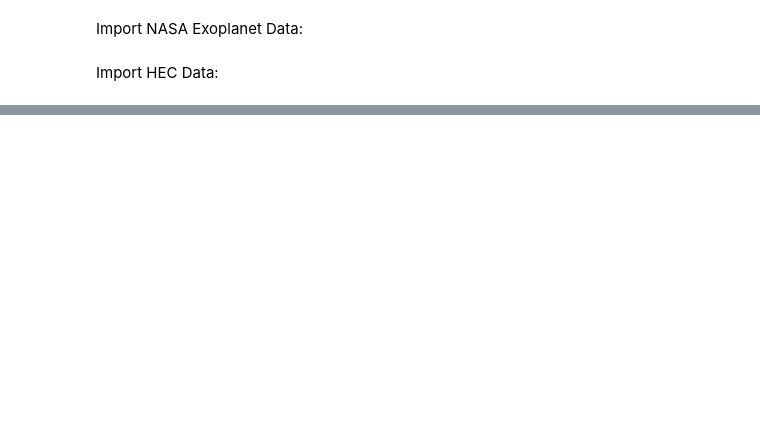
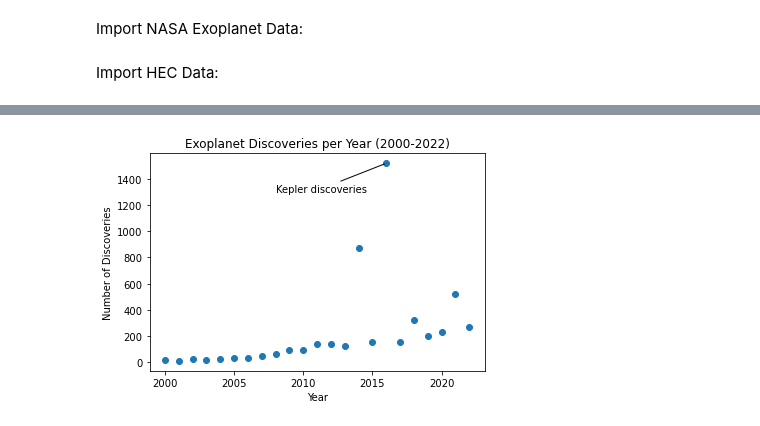
Before and after one commit to dmharrington03/exoplanets, a Jupyter notebook: exoplanets.ipynb, the cells around one changed output, grey strips where cells are left out. Cells and saved outputs as stored; diff of their text form; code cells hidden in the pictures; blank space fills up the shorter version.

```diff
--- a/exoplanets.ipynb
+++ b/exoplanets.ipynb
@@ -51,0 +82,15 @@ plt.show()
+# %%
+year_bins = np.bincount(nasa_disc_year)[2000:2023] # from years 2000 to 2022
+years = np.arange(2000, 2022+1, 1)
+# %%
+fig3, ax3 = plt.subplots()
+ax3.scatter(years, year_bins)
+ax3.set_title('Exoplanet Discoveries per Year (2000-2022)')
+ax3.set_xlabel('Year')
+ax3.set_ylabel('Number of Discoveries')
+ax3.annotate('Kepler discoveries', xy=(2016, 1518), xytext=(2008, 1300),
+    arrowprops=dict(arrowstyle='-')
+)
+plt.show()
+# %% [output]
+[figure, added]
```
Also changed, not shown: parts of 10 cells of this notebook.
